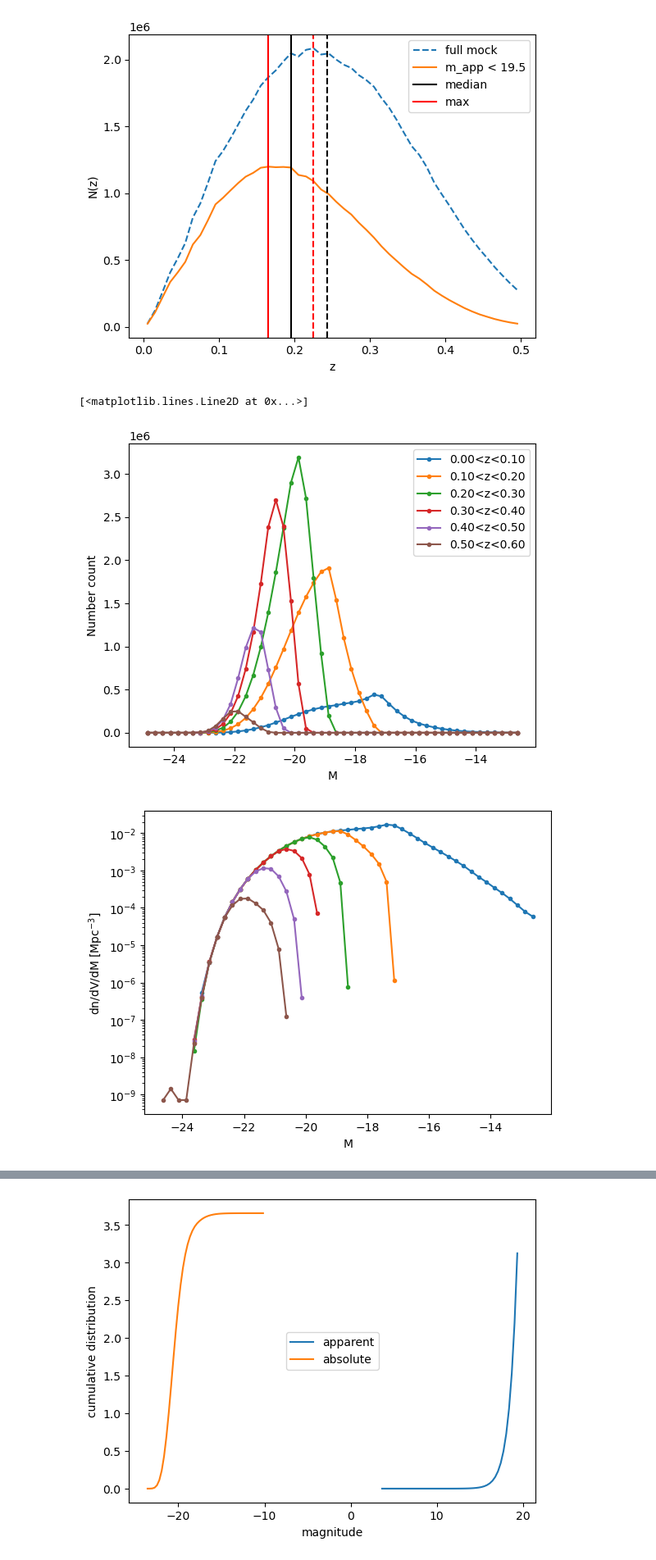
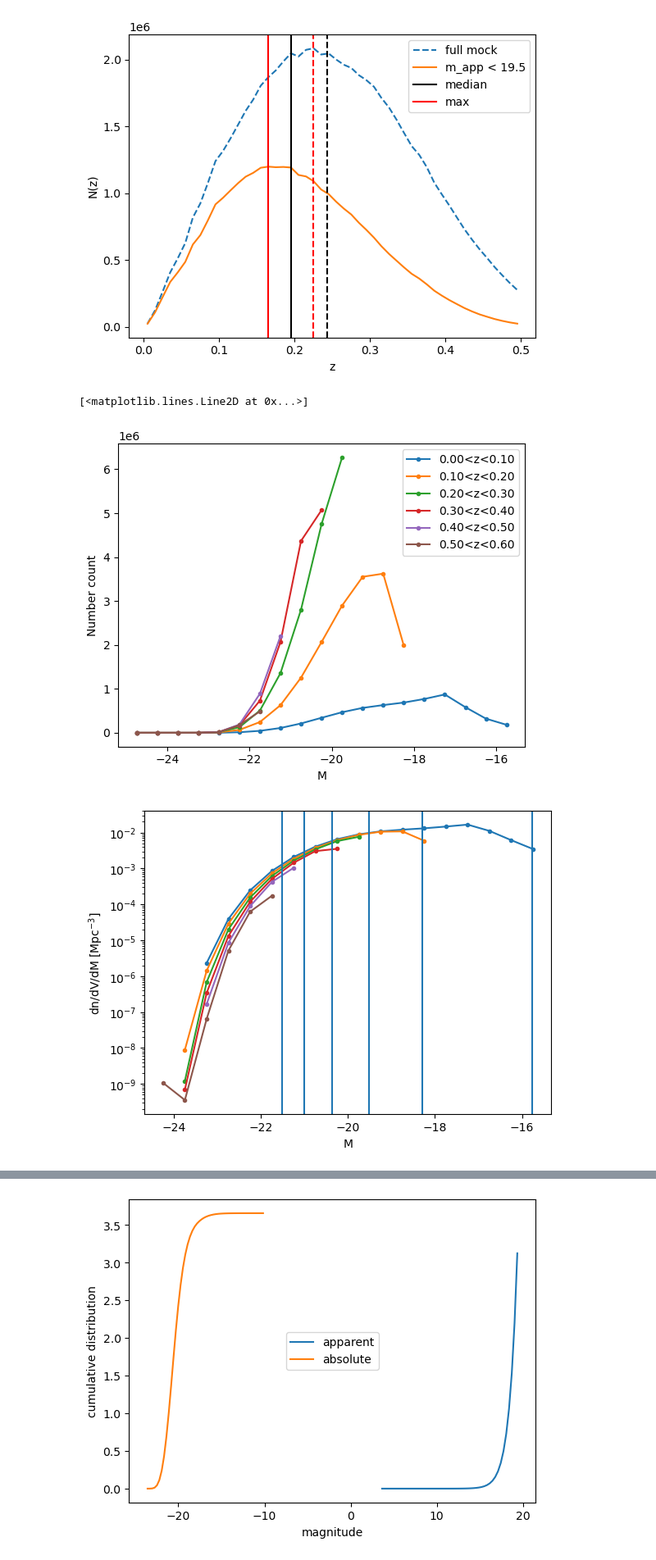
Before and after one commit to JadePiat/Relativistic_effects, a Jupyter notebook: split_cutsky.ipynb, the cells around one changed output, grey strips where cells are left out. Shown at 82% size. Saved outputs shown, nothing was run; the diff lists cells and outputs as text; code cells hidden in the pictures.

```diff
--- a/split_cutsky.ipynb
+++ b/split_cutsky.ipynb
@@ -63,8 +63,12 @@ plt.legend()
 import sys
 sys.path.append('/global/homes/j/jpiat/shared_code/abacus_mocks/')
 from hodpy.cosmology import CosmologyAbacus
+from scipy.integrate import trapezoid as trap
+from hodpy.k_correction import GAMA_KCorrection
+from hodpy import lookup
+
 cosmo = CosmologyAbacus(0)  #c000 cosmology
-from scipy.integrate import trapezoid as trap
+kcorr_r = GAMA_KCorrection(cosmo, k_corr_file=lookup.kcorr_file, cubic_interpolation=True)
 
 sky = fits.open(file_cutsky)
 data = sky[1].data
@@ -73,72 +77,75 @@ sky.close()
 z = data['Z_COSMO']
 M = data['R_MAG_ABS']
 
+M = M + 0.8*(z-0.1)
+
 znbins = 6
-Mnbins = 50
 
 Mmin = -25
-Mmax = -12.5
+Mmax = -10
 M_int = Mmax - Mmin
 
 zbins = np.linspace(0., 0.6,znbins+1)
-Mbins = np.linspace(-25., -12.5,Mnbins+1)
-dM = Mbins[1]-Mbins[0]
+zc = 0.5*(zbins[1:]+zbins[:-1])
 
-zc = 0.5*(zbins[1:]+zbins[:-1])
-Mc = 0.5*(Mbins[1:]+Mbins[:-1])
-
-Nc = np.zeros((znbins,Mnbins))
-LF = np.zeros((znbins,Mnbins))
-
-n1 = np.zeros(znbins)
-n2 = np.zeros(znbins)
-s = np.zeros(znbins)
+#n1 = np.zeros(znbins)
+#n2 = np.zeros(znbins)
+#s = np.zeros(znbins)
 
 fig1, ax1 = plt.subplots()
 fig2, ax2 = plt.subplots()
 
+D_L = (1.+zc) * cosmo.comoving_distance(zc)
+M_lim = 20.2 - 5*np.log10(D_L) - 25
+
+
 for i in range(znbins):
 
     Mi = M[(z>=zbins[i])&(z<zbins[i+1])]
+
+    Mbins = np.arange(-25., M_lim[i]+0.5, 0.5)
+    dM = Mbins[1]-Mbins[0]
+    Mc = 0.5*(Mbins[1:]+Mbins[:-1])
 
     d1 = cosmo.comoving_distance(zbins[i])
     d2 = cosmo.comoving_distance(zbins[i+1])
     vol = 4/3*np.pi*(d2**3-d1**3)
 
     n1[i] = len(Mi)/vol
 
-    Nc[i] = np.histogram(Mi,bins=Mbins)[0]
-    LF[i] = Nc[i]/vol/dM
+    Nc = np.histogram(Mi,bins=Mbins)[0]
+    LF = Nc/vol/dM
 
-    n2[i] = trap(LF[i],Mc)
+    n2[i] = trap(LF,Mc)
 
-    valid = LF[i] > 0
+    valid = LF > 0
 
-    s = (LF[i][valid][-1] - LF[i][valid][-2])/(Mc[valid][-1]-Mc[valid][-2])
+    s = (LF[valid][-1] - LF[valid][-2])/(Mc[valid][-1]-Mc[valid][-2])
 
-    ax1.plot(Mc, Nc[i], marker = '.', label = '{0:.2f}<z<{1:.2f}'.format(zbins[i],zbins[i+1]))
+    ax1.plot(Mc, Nc, marker = '.', label = '{0:.2f}<z<{1:.2f}'.format(zbins[i],zbins[i+1]))
     ax1.set_xlabel('M')
     ax1.set_ylabel('Number count')
     ax1.legend()
 
-    ax2.plot(Mc[valid], LF[i][valid], marker = '.')
+    ax2.plot(Mc[valid], LF[valid], marker = '.')
     ax2.set_xlabel('M')
     ax2.set_ylabel('dn/dV/dM [Mpc$^{-3}$]')
     ax2.set_yscale('log')
+    ax2.axvline(M_lim[i])
 
 plt.figure()
 plt.xlabel('z')
 plt.ylabel('comoving number density')
 plt.plot(zc, n1)
 plt.plot(zc, n2,'--')
 
-s = 1/n*1/np.log(10)*s
+s = 1/n1*1/np.log(10)*s
 
 plt.figure()
 plt.xlabel('z')
 plt.ylabel('s')
 plt.plot(zc, s)
 # %% [output]
 [<matplotlib.lines.Line2D at 0x...>]
-[figure, old version]
+[figure, new version]
-[figure, old version]
+[figure, new version]
```
Also changed, not shown: parts of 1 cell of this notebook.
